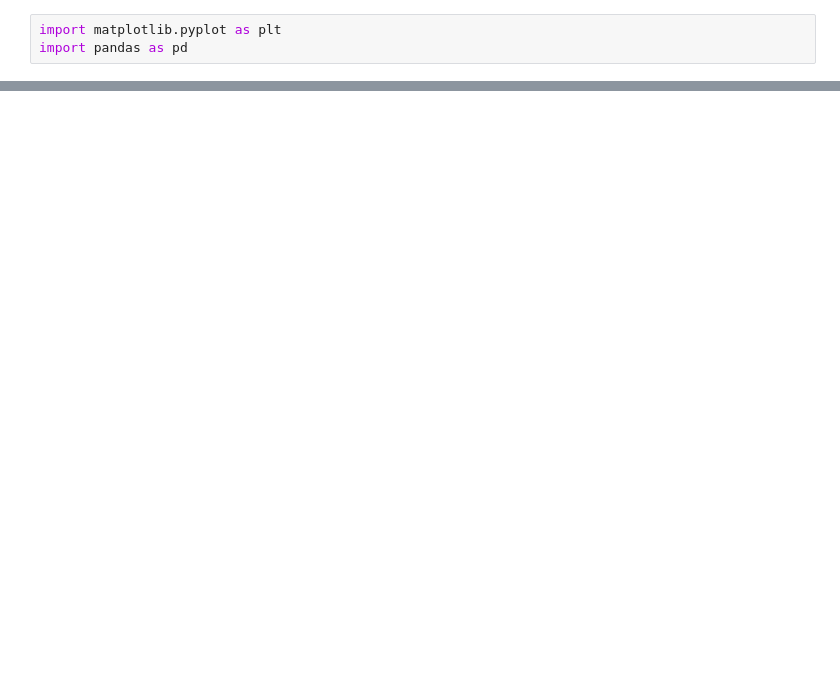
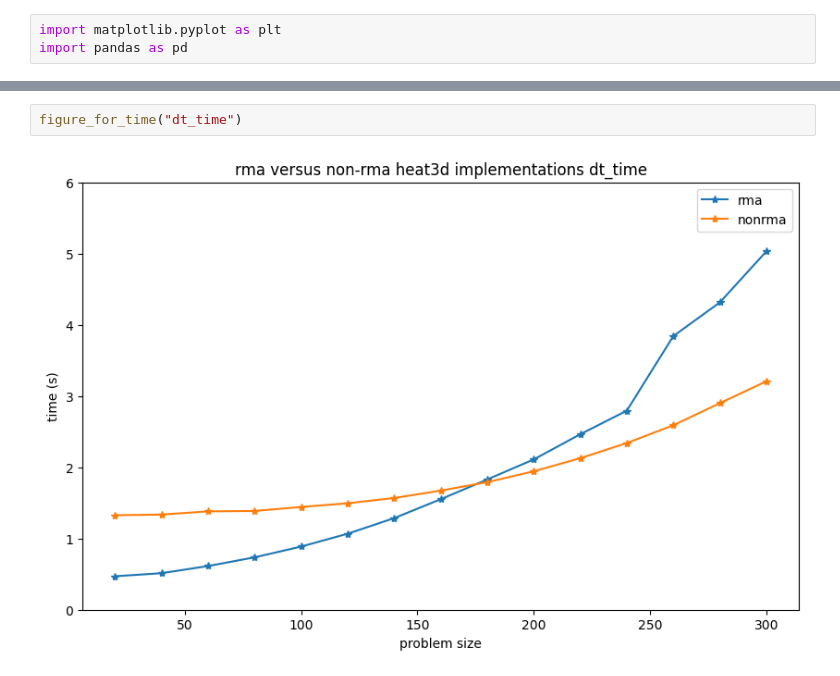
Before and after one commit to DSMishler/SANDIA-jupyterlite, a Jupyter notebook: content/heat3d_vis/heat3d_vis.ipynb, the cells around one changed output, grey strips where cells are left out. Saved outputs shown, nothing was run; the diff lists cells and outputs as text; blank space fills up the shorter version.

```diff
--- a/content/heat3d_vis/heat3d_vis.ipynb
+++ b/content/heat3d_vis/heat3d_vis.ipynb
@@ -26,0 +29,4 @@ plt.show()
+# %%
+figure_for_time("dt_time")
+# %% [output]
+[figure, added]
```
Also changed, not shown: parts of 7 cells of this notebook.
